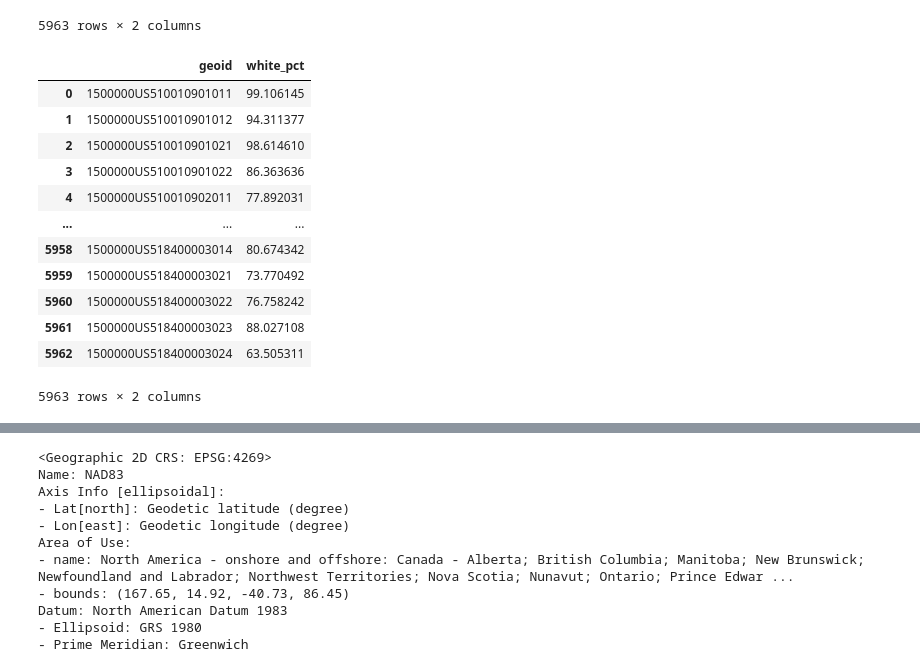
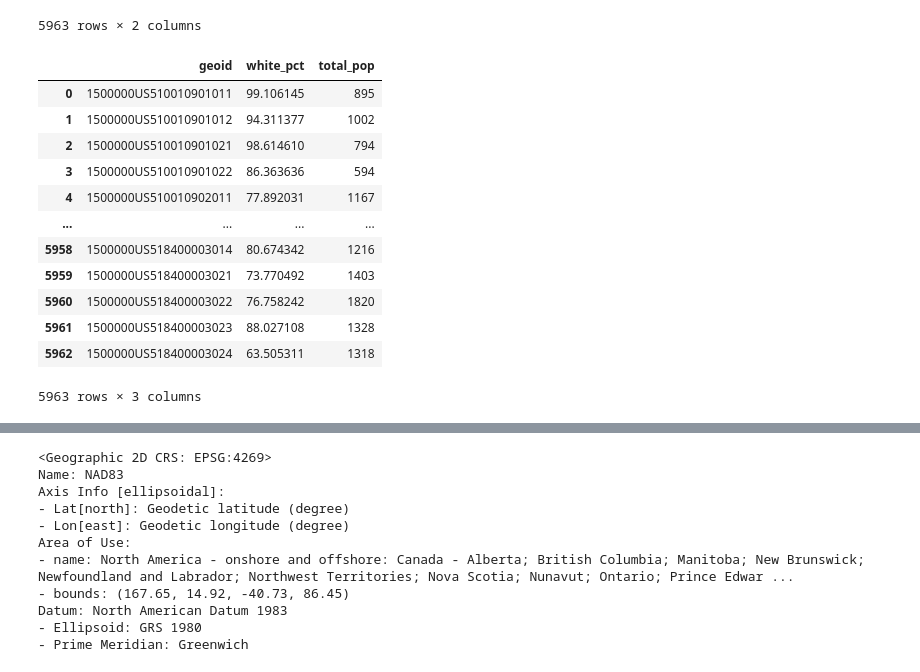
Before and after one commit to stevez02/ml4va_project, a Jupyter notebook: code/data_cleaning.ipynb, the cells around one changed output, grey strips where cells are left out. Saved outputs shown, nothing was run; the diff lists cells and outputs as text; code cells hidden in the pictures.

```diff
--- a/code/data_cleaning.ipynb
+++ b/code/data_cleaning.ipynb
@@ -88,23 +88,24 @@ education
 # %%
 race_raw = pd.read_csv("../data/census_raw/race/ACSDT5Y2021.B02001-Data.csv", skiprows=1)
 race = pd.DataFrame()
 race.loc[:, 'geoid'] = race_raw['Geography']
 race.loc[:, 'white_pct'] = race_raw['Estimate!!Total:!!White alone'] / race_raw['Estimate!!Total:'] * 100
+race.loc[:, "total_pop"] = race_raw["Estimate!!Total:"]
 race
 # %% [output]
-|  | geoid | white_pct |
-| 0 | 1500000US510010901011 | 99.106145 |
-| 1 | 1500000US510010901012 | 94.311377 |
-| 2 | 1500000US510010901021 | 98.614610 |
-| 3 | 1500000US510010901022 | 86.363636 |
-| 4 | 1500000US510010902011 | 77.892031 |
-| ... | ... | ... |
-| 5958 | 1500000US518400003014 | 80.674342 |
-| 5959 | 1500000US518400003021 | 73.770492 |
-| 5960 | 1500000US518400003022 | 76.758242 |
-| 5961 | 1500000US518400003023 | 88.027108 |
-| 5962 | 1500000US518400003024 | 63.505311 |
+|  | geoid | white_pct | total_pop |
+| 0 | 1500000US510010901011 | 99.106145 | 895 |
+| 1 | 1500000US510010901012 | 94.311377 | 1002 |
+| 2 | 1500000US510010901021 | 98.614610 | 794 |
+| 3 | 1500000US510010901022 | 86.363636 | 594 |
+| 4 | 1500000US510010902011 | 77.892031 | 1167 |
+| ... | ... | ... | ... |
+| 5958 | 1500000US518400003014 | 80.674342 | 1216 |
+| 5959 | 1500000US518400003021 | 73.770492 | 1403 |
+| 5960 | 1500000US518400003022 | 76.758242 | 1820 |
+| 5961 | 1500000US518400003023 | 88.027108 | 1328 |
+| 5962 | 1500000US518400003024 | 63.505311 | 1318 |
-5963 rows × 2 columns
+5963 rows × 3 columns
 # %%
 from functools import reduce
 census_data_merged = reduce(lambda left, right: pd.merge(left, right, on='geoid', how='outer'),
```
Also changed, not shown: parts of 5 cells of this notebook, 6 other files.
